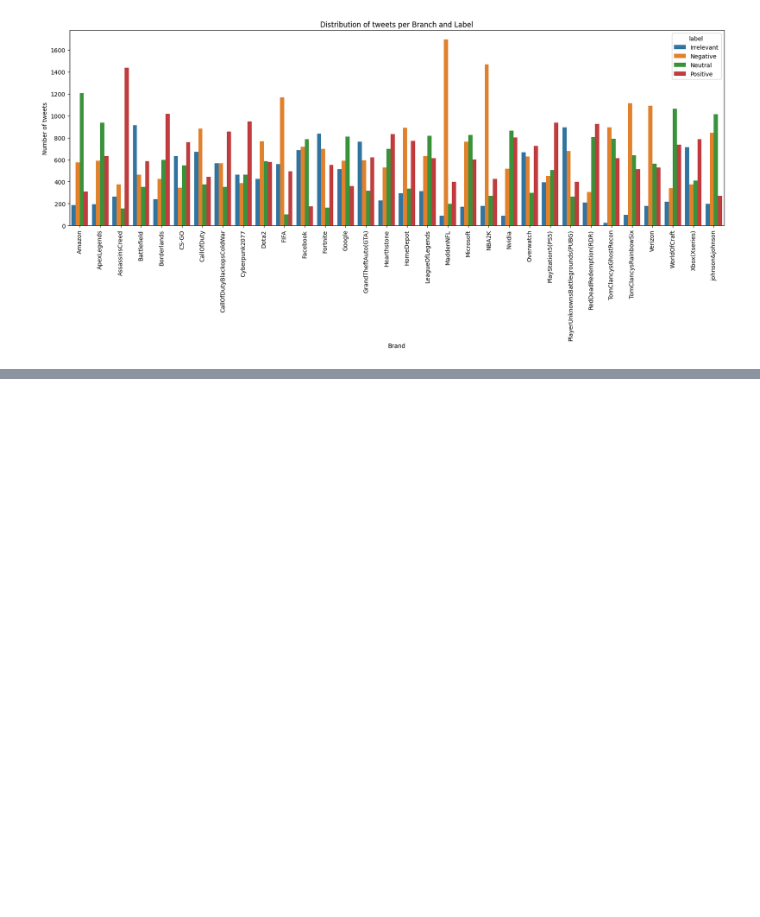
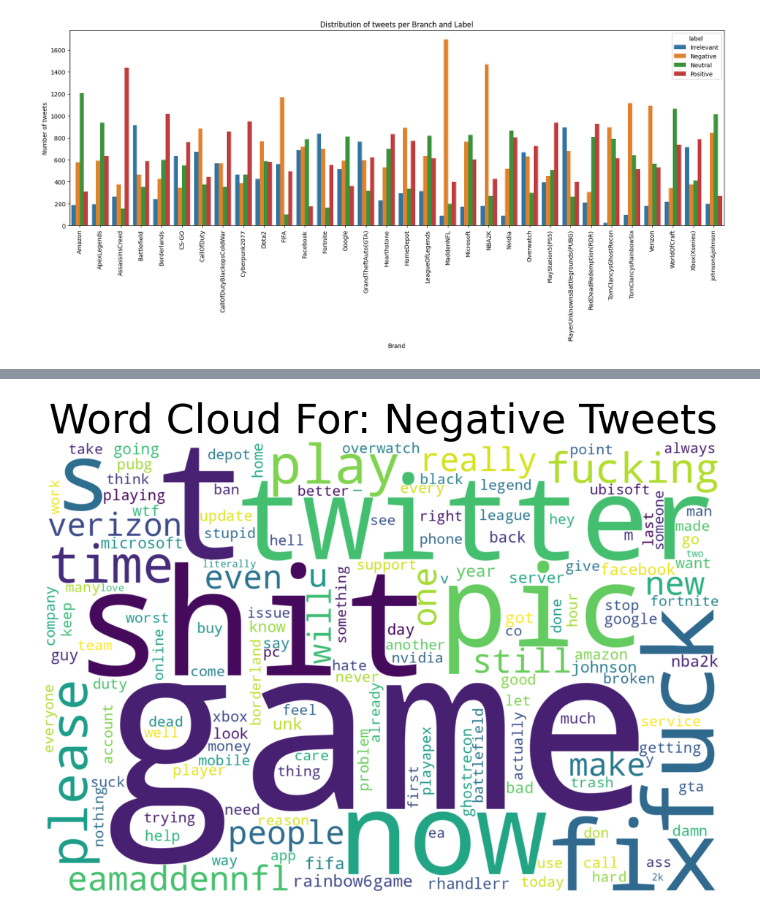
Before and after one commit to Prajwal-Luitel/Twitter-Sentiment-Analysis, a Jupyter notebook: Twitter_Sentiment_Analysis.ipynb, the cells around one changed output, grey strips where cells are left out. Drawn from its saved outputs; the diff is of its cells as text; code cells hidden in the pictures; blank space fills up the shorter version.

```diff
--- a/Twitter_Sentiment_Analysis.ipynb
+++ b/Twitter_Sentiment_Analysis.ipynb
@@ -112,0 +150,4 @@ from wordcloud import WordCloud #Word visualization
+# %%
+generate_word_cloud(negative_text,"Negative Tweets")
+# %% [output]
+[figure, added]
```
Also changed, not shown: parts of 6 cells of this notebook.
